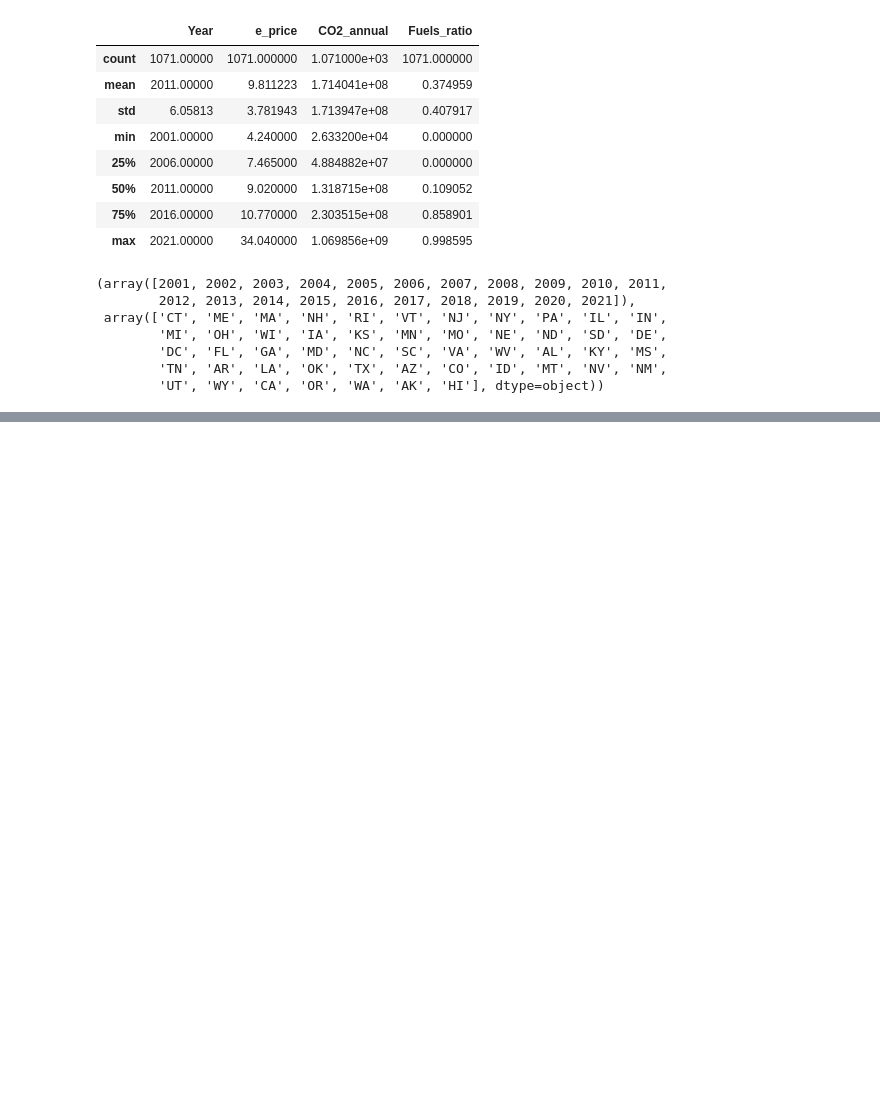
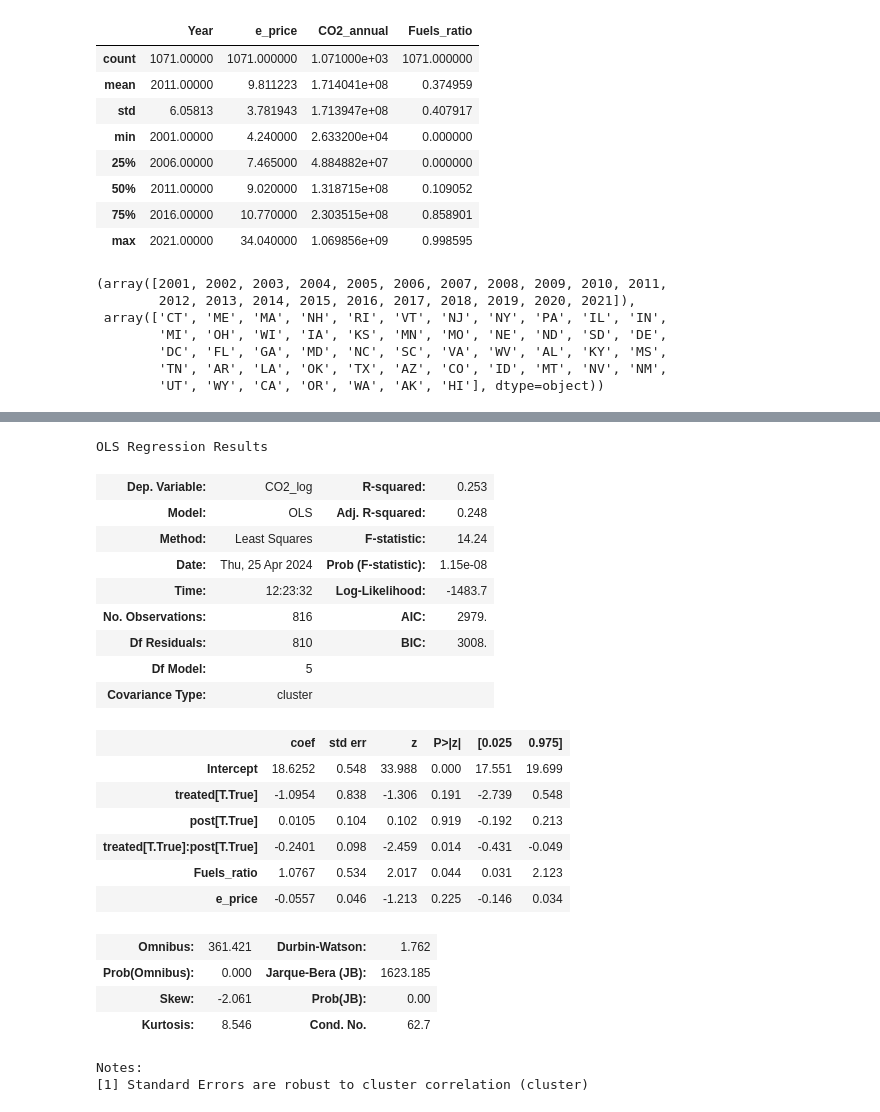
Before and after one commit to MIDS-at-Duke/uds-2024-flamingo, a Jupyter notebook: code/ML_model.ipynb, the cells around one changed output, grey strips where cells are left out. Drawn from its saved outputs; the diff is of its cells as text; code cells hidden in the pictures; blank space fills up the shorter version.

Commit message:
add model

```diff
--- a/code/ML_model.ipynb
+++ b/code/ML_model.ipynb
@@ -59,0 +110,35 @@ merged.to_csv("../src/merged_data.csv", index=False)
+# %%
+import statsmodels.formula.api as smf
+
+model = smf.ols(
+    "CO2_log ~ Fuels_ratio + e_price + treated + post + treated:post",
+    data=merged_subset,
+).fit(
+    cov_type="cluster",
+    cov_kwds={"groups": merged_subset["State"]},
+)
+model.summary()
+# %% [output]
+OLS Regression Results
+| Dep. Variable: | CO2_log | R-squared: | 0.253 |
+| Model: | OLS | Adj. R-squared: | 0.248 |
+| Method: | Least Squares | F-statistic: | 14.24 |
+| Date: | Thu, 25 Apr 2024 | Prob (F-statistic): | 1.15e-08 |
+| Time: | 12:23:32 | Log-Likelihood: | -1483.7 |
+| No. Observations: | 816 | AIC: | 2979. |
+| Df Residuals: | 810 | BIC: | 3008. |
+| Df Model: | 5 |  |  |
+| Covariance Type: | cluster |  |  |
+|  | coef | std err | z | P>|z| | [0.025 | 0.975] |
+| Intercept | 18.6252 | 0.548 | 33.988 | 0.000 | 17.551 | 19.699 |
+| treated[T.True] | -1.0954 | 0.838 | -1.306 | 0.191 | -2.739 | 0.548 |
+| post[T.True] | 0.0105 | 0.104 | 0.102 | 0.919 | -0.192 | 0.213 |
+| treated[T.True]:post[T.True] | -0.2401 | 0.098 | -2.459 | 0.014 | -0.431 | -0.049 |
+| Fuels_ratio | 1.0767 | 0.534 | 2.017 | 0.044 | 0.031 | 2.123 |
+| e_price | -0.0557 | 0.046 | -1.213 | 0.225 | -0.146 | 0.034 |
+| Omnibus: | 361.421 | Durbin-Watson: | 1.762 |
+| Prob(Omnibus): | 0.000 | Jarque-Bera (JB): | 1623.185 |
+| Skew: | -2.061 | Prob(JB): | 0.00 |
+| Kurtosis: | 8.546 | Cond. No. | 62.7 |
+Notes:
+[1] Standard Errors are robust to cluster correlation (cluster)
```
Also changed, not shown: parts of 9 cells of this notebook.
